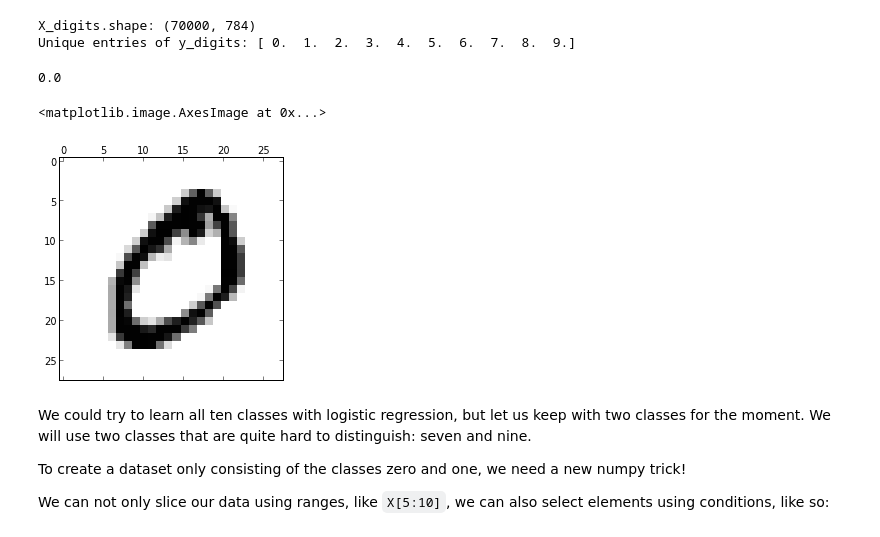
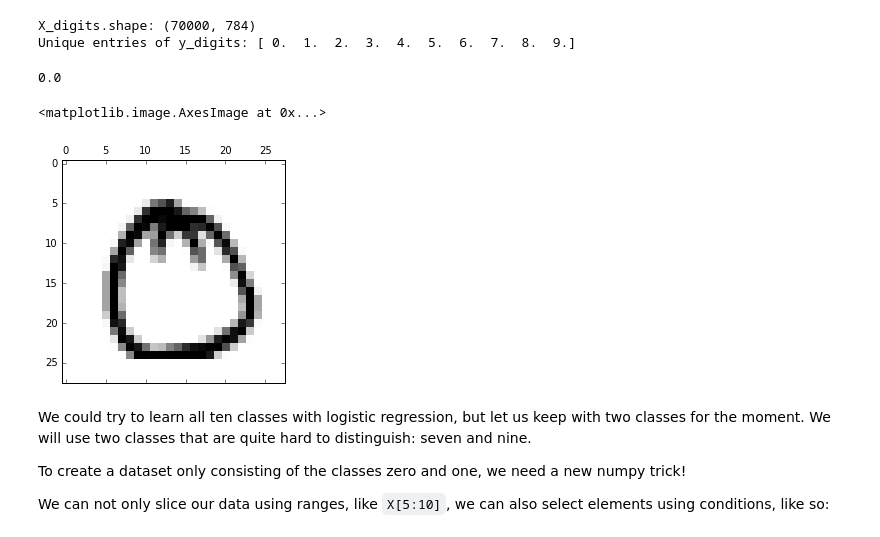
Before and after one commit to KirosG/python-notebooks, a Jupyter notebook: 4 - Logistic Regression.ipynb, the cells around one changed output. Cells and saved outputs as stored; diff of their text form; code cells hidden in the pictures.

```diff
--- a/4 - Logistic Regression.ipynb
+++ b/4 - Logistic Regression.ipynb
@@ -134,13 +134,13 @@ print("Unique entries of y_digits:", np.unique(y_digits))
 X_digits.shape: (70000, 784)
 Unique entries of y_digits: [ 0.  1.  2.  3.  4.  5.  6.  7.  8.  9.]
 # %%
-print(y_digits[0])
+print(y_digits[1000])
 plt.rc("image", cmap="binary")
-plt.matshow(X_digits[0].reshape(28, 28))
+plt.matshow(X_digits[1000].reshape(28, 28))
 # %% [output]
 0.0
 <matplotlib.image.AxesImage at 0x...>
-[figure, old version]
+[figure, new version]
 # %% [markdown]
 We could try to learn all ten classes with logistic regression, but let us keep with two classes for the moment.
 We will use two classes that are quite hard to distinguish: seven and nine.
```
